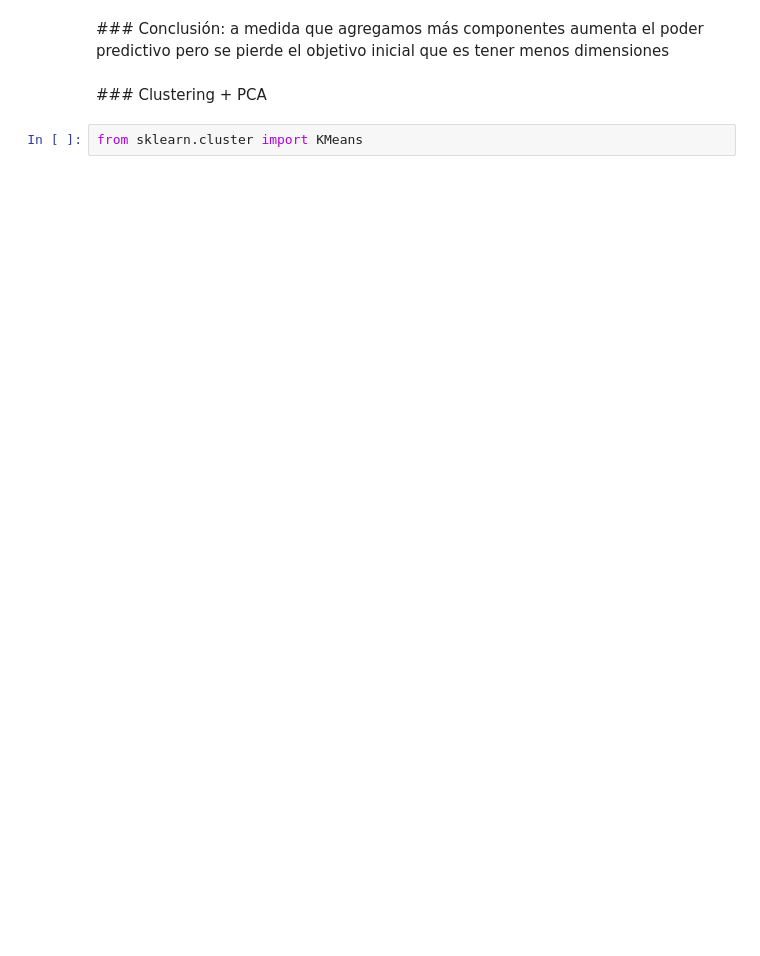
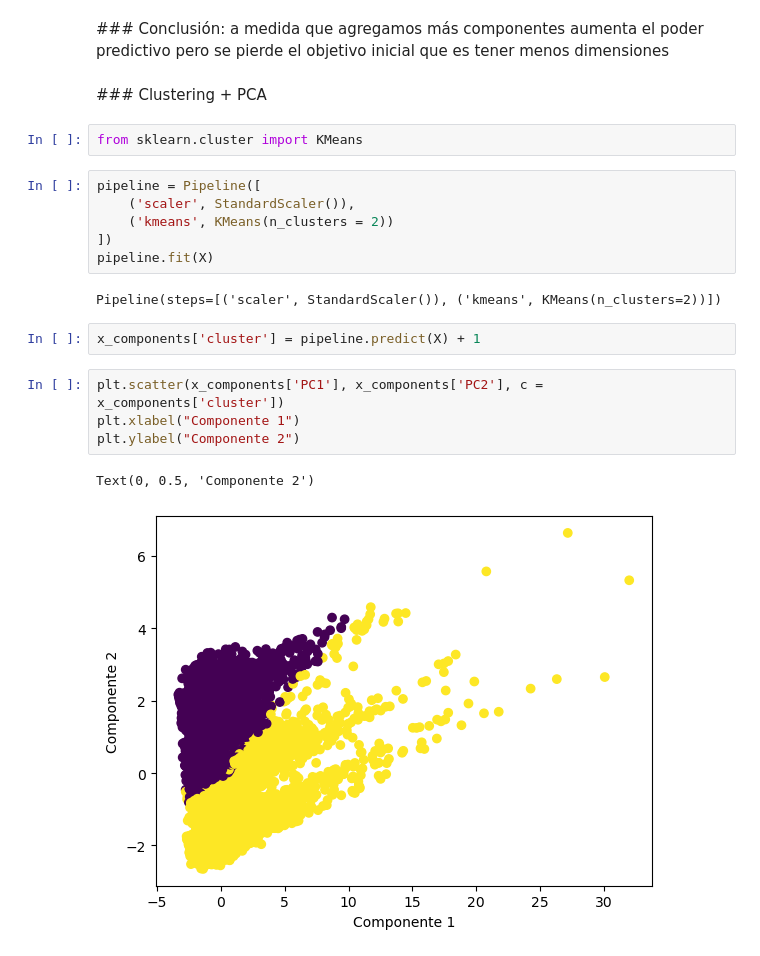
Before and after one commit to arantzaghg/lab_aprendizaje_estadistico, a Jupyter notebook: pca_aplicacion_sin_resolver.ipynb, the cells around one changed output. Drawn from its saved outputs; the diff is of its cells as text; blank space fills up the shorter version.

```diff
--- a/pca_aplicacion_sin_resolver.ipynb
+++ b/pca_aplicacion_sin_resolver.ipynb
@@ -62,3 +223,20 @@ from sklearn.metrics import r2_score
 ### Clustering + PCA
 # %%
 from sklearn.cluster import KMeans
+# %%
+pipeline = Pipeline([
+    ('scaler', StandardScaler()),
+    ('kmeans', KMeans(n_clusters = 2))
+])
+pipeline.fit(X)
+# %% [output]
+Pipeline(steps=[('scaler', StandardScaler()), ('kmeans', KMeans(n_clusters=2))])
+# %%
+x_components['cluster'] = pipeline.predict(X) + 1
+# %%
+plt.scatter(x_components['PC1'], x_components['PC2'], c = x_components['cluster'])
+plt.xlabel("Componente 1")
+plt.ylabel("Componente 2")
+# %% [output]
+Text(0, 0.5, 'Componente 2')
+[figure, added]
```
Also changed, not shown: parts of 19 cells of this notebook.
